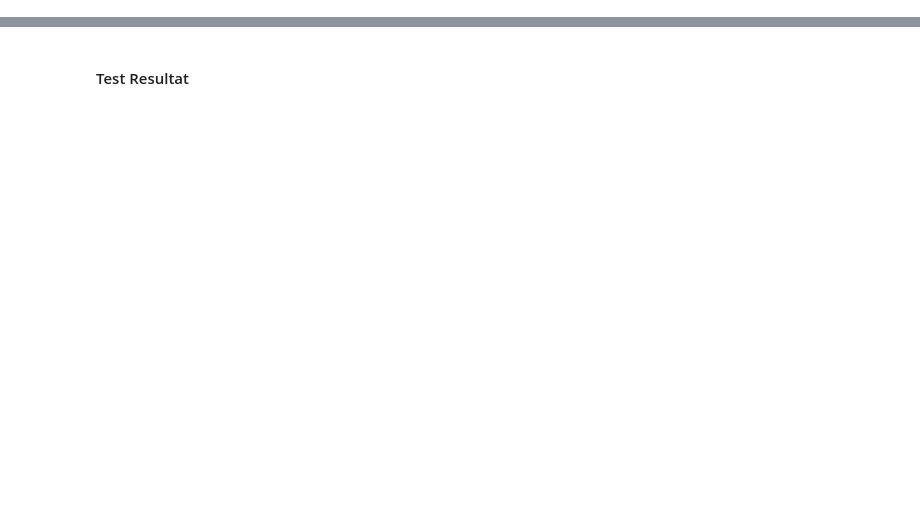
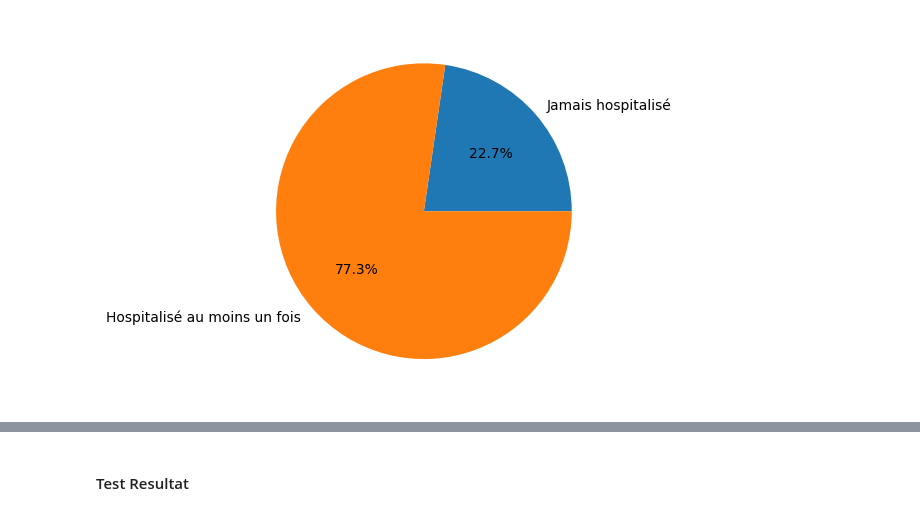
Before and after one commit to xx-code/drug-harmful-combination, a Jupyter notebook: random_forest.ipynb, the cells around one changed output, grey strips where cells are left out. Cells and saved outputs as stored; diff of their text form; code cells hidden in the pictures; blank space fills up the shorter version.

```diff
--- a/random_forest.ipynb
+++ b/random_forest.ipynb
@@ -16,0 +67,7 @@ X_train, X_test, y_train, y_test = train_test_split(X, y, test_size=0.2)
+# %%
+y = np.append(y_train,y_test)
+y = np.where(y>=1, 1, 0)
+hospit = np.bincount(y)
+plt.pie(hospit, labels=['Jamais hospitalisé','Hospitalisé au moins un fois'], autopct='%1.1f%%');
+# %% [output]
+[figure, added]
```
Also changed, not shown: parts of 87 cells of this notebook, 9 other files.
